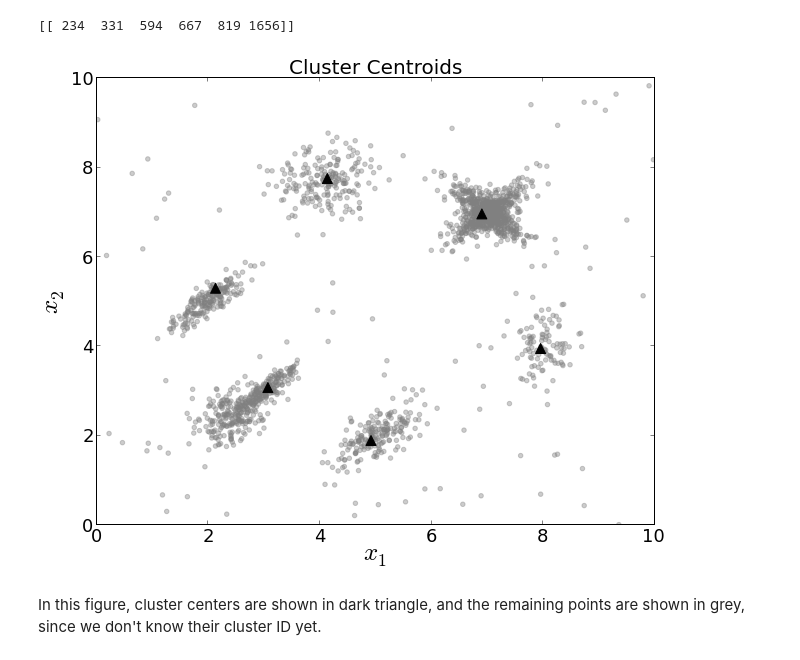
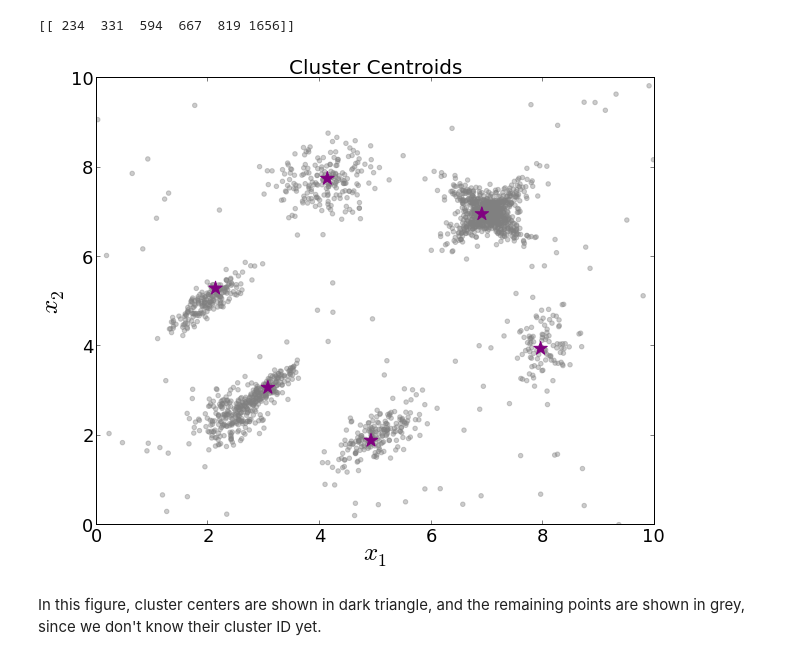
Before and after one commit to vmirly/DataScience, a Jupyter notebook: densityPeak_clustering.ipynb, the cells around one changed output. Saved outputs shown, nothing was run; the diff lists cells and outputs as text; code cells hidden in the pictures.

```diff
--- a/densityPeak_clustering.ipynb
+++ b/densityPeak_clustering.ipynb
@@ -201,36 +201,36 @@ print(centroids.reshape(1, centroids.shape[0]))
 # %%
 %matplotlib inline
 
 plt.figure(figsize=(10,8))
 
 d_centers = d[centroids,:]
 
 for clustId,color in zip(range(0,7),('grey', 'blue', 'red', 'green', 'purple', 'orange', 'brown')):
     plt.scatter(x=d[:,0][d[:,2] == clustId],
                 y=d[:,1][d[:,2] == clustId],
                 color='grey',
                 marker='o',
                 alpha=0.4
                 )
     # plot the cluster centroids
     plt.scatter(x=d_centers[:,0][d_centers[:,2] == clustId],
                 y=d_centers[:,1][d_centers[:,2] == clustId],
-                color='black',
-                marker='^',
-                s=100,
+                color='purple',
+                marker='*',
+                s=200,
                 alpha=1.0
                 )
 plt.title('Cluster Centroids', size=20)
 plt.xlabel('$x_1$', size=25)
 plt.ylabel('$x_2$', size=25)
 
 plt.tick_params(axis='both', which='major', labelsize=18)
 plt.xlim(xmin=0, xmax=10)
 plt.ylim(ymin=0, ymax=10)
 
 plt.show()
 # %% [output]
-[figure, old version]
+[figure, new version]
 # %% [markdown]
 In this figure, cluster centers are shown in dark triangle, and the remaining points are shown in grey, since we don't know their cluster ID yet.
 # %% [markdown]
```
Also changed, not shown: parts of 1 cell of this notebook, 2 other files.
